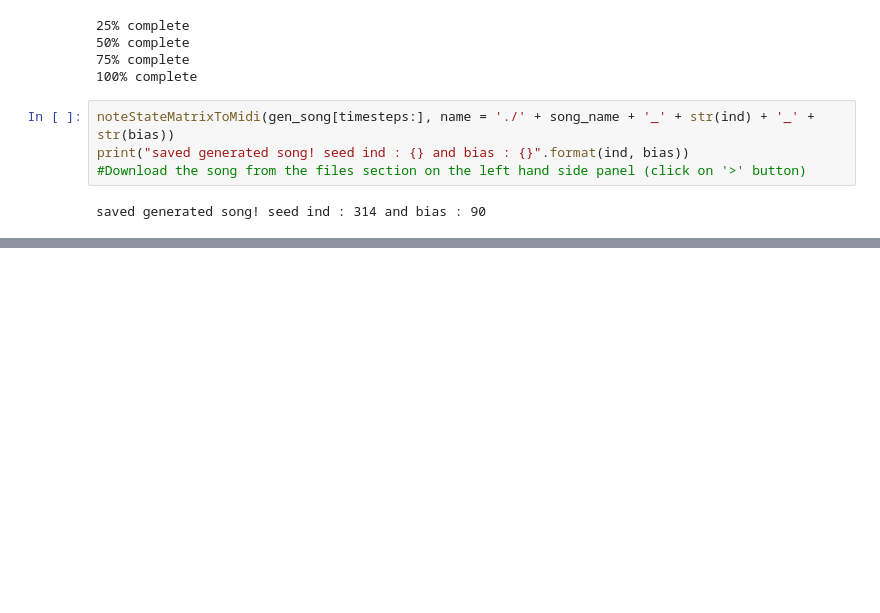
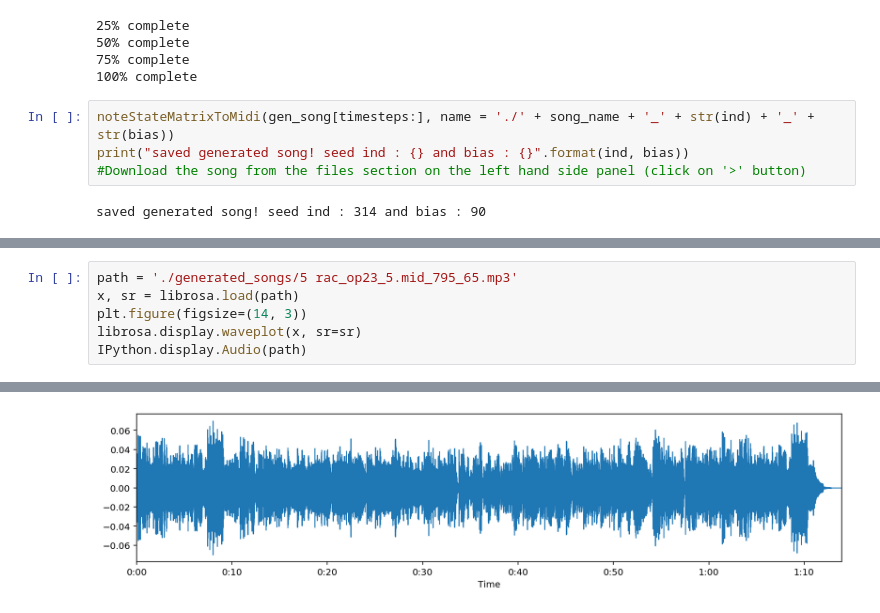
Before and after one commit to skandupmanyu/Music-AI-LSTM, a Jupyter notebook: 2 Code/Triple stacked LSTM.ipynb, the cells around one changed output, grey strips where cells are left out. Drawn from its saved outputs; the diff is of its cells as text; blank space fills up the shorter version.

```diff
--- a/2 Code/Triple stacked LSTM.ipynb
+++ b/2 Code/Triple stacked LSTM.ipynb
@@ -551,0 +581,7 @@ saved generated song! seed ind : 314 and bias : 90
+# %%
+path = './generated_songs/5 rac_op23_5.mid_795_65.mp3'
+x, sr = librosa.load(path)
+plt.figure(figsize=(14, 3))
+librosa.display.waveplot(x, sr=sr)
+IPython.display.Audio(path)
+# %% [output]
@@ -551,0 +589 @@ saved generated song! seed ind : 314 and bias : 90
+[figure, added]
```
Also changed, not shown: parts of 4 cells of this notebook.
